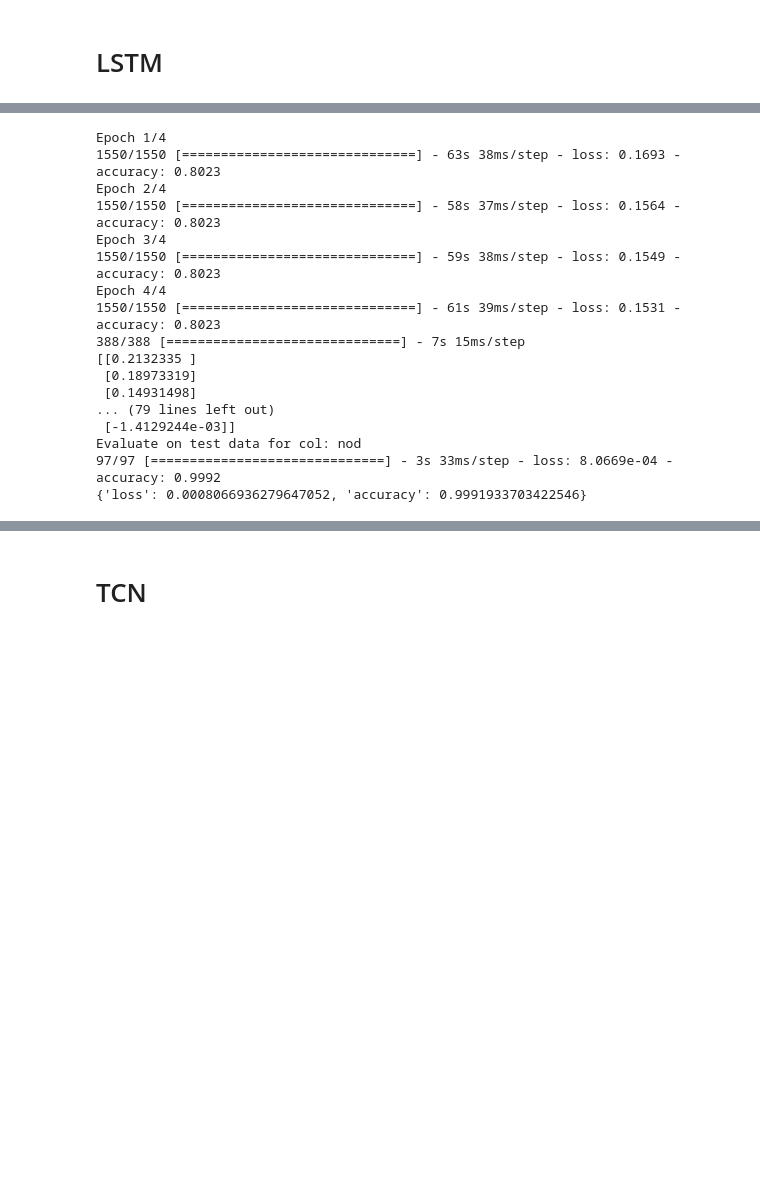
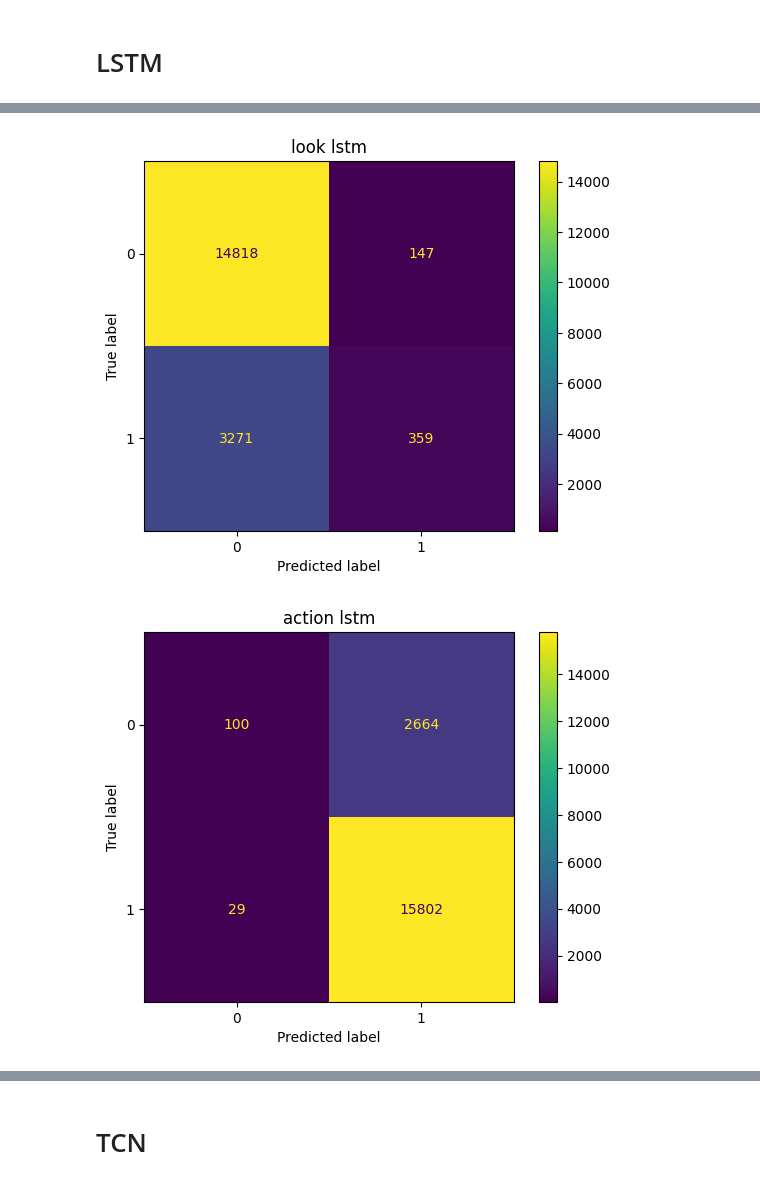
Before and after one commit to deniz997/pedestrian-pose-recognition, a Jupyter notebook: model/action_recognition/simple_classifiers.ipynb, the cells around one changed output, grey strips where cells are left out. Drawn from its saved outputs; the diff is of its cells as text; code cells hidden in the pictures; blank space fills up the shorter version.

Commit message:
test different training approaches

```diff
--- a/model/action_recognition/simple_classifiers.ipynb
+++ b/model/action_recognition/simple_classifiers.ipynb
@@ -90,3 +89,24 @@ print(metrics.hamming_loss(sp_Y_test, prediction))
 print(metrics.accuracy_score(sp_Y_test, prediction))
 # %% [markdown]
 # LSTM
+# %%
+features, coordinate_values = X_train.shape
+model = Sequential()
+model.add(LSTM(64, input_shape=(coordinate_values, 1)))
+model.add(Dense(128, activation='relu'))
+model.add(Dense(64, activation='relu'))
+model.add(Dense(32, activation='relu'))
+model.add(Dense(4, activation='sigmoid'))  # output layer，units is the unit number for output
+
+# compile model
+model.compile(optimizer='adam', loss=tf.keras.losses.binary_crossentropy,
+                  metrics=[tf.keras.metrics.F1Score(
+                      average='weighted', threshold=0.6, name='f1_score', dtype=None)])
+
+model.fit(X_train, Y_train, epochs=11, batch_size=32)
+
+# prediction
+predictions = model.predict(X_test)
+
+results = model.evaluate(X_test, Y_test, batch_size=128)
+print(dict(zip(model.metrics_names, results)))
@@ -93,3 +131,14 @@ print(metrics.accuracy_score(sp_Y_test, prediction))
+# %%
+i = 0
+for col in Y_train.columns:
+
+    pred = [1 if x >= 0.6 else 0 for x in (predictions[:, i])]
+    cm = confusion_matrix((Y_test.to_numpy())[:, i], pred)
+    disp = ConfusionMatrixDisplay(confusion_matrix=cm)
+    disp.plot()
+    plt.title(col + ' lstm')
+    plt.show()
+    i += 1
 # %%
 features, coordinate_values = X_train.shape
 model = Sequential()
@@ -97,7 +146,7 @@ model.add(LSTM(64, input_shape=(coordinate_values, 1)))
 model.add(Dense(128, activation='relu'))
 model.add(Dense(64, activation='relu'))
 model.add(Dense(32, activation='relu'))
-model.add(Dense(4))  # output layer，units is the unit number for output
+model.add(Dense(4, activation='sigmoid'))  # output layer，units is the unit number for output
 
 # compile model
 model.compile(optimizer='adam', loss=tf.keras.losses.binary_crossentropy,
@@ -111,21 +160,17 @@ predictions = model.predict(X_test)
 
 results = model.evaluate(X_test, Y_test, batch_size=128)
 print(dict(zip(model.metrics_names, results)))
-# %% [output]
-Epoch 1/4
-1550/1550 [==============================] - 63s 38ms/step - loss: 0.1693 - accuracy: 0.8023
-Epoch 2/4
-1550/1550 [==============================] - 58s 37ms/step - loss: 0.1564 - accuracy: 0.8023
-Epoch 3/4
-1550/1550 [==============================] - 59s 38ms/step - loss: 0.1549 - accuracy: 0.8023
-Epoch 4/4
-1550/1550 [==============================] - 61s 39ms/step - loss: 0.1531 - accuracy: 0.8023
-388/388 [==============================] - 7s 15ms/step
-[[0.2132335 ]
- [0.18973319]
- [0.14931498]
-... (79 lines left out)
- [-1.4129244e-03]]
-Evaluate on test data for col: nod
-97/97 [==============================] - 3s 33ms/step - loss: 8.0669e-04 - accuracy: 0.9992
-{'loss': 0.0008066936279647052, 'accuracy': 0.9991933703422546}
+# %%
+i = 0
+for col in Y_train.columns:
+
+    pred = [1 if x >= 0.5 else 0 for x in (predictions[:, i])]
+    cm = confusion_matrix((Y_test.to_numpy())[:, i], pred)
+    disp = ConfusionMatrixDisplay(confusion_matrix=cm)
+    disp.plot()
+    plt.title(col + ' lstm')
+    plt.show()
+    i += 1
+# %% [output]
+[figure, added]
+[figure, added]
```
Also changed, not shown: parts of 11 cells of this notebook, 1 other file.
